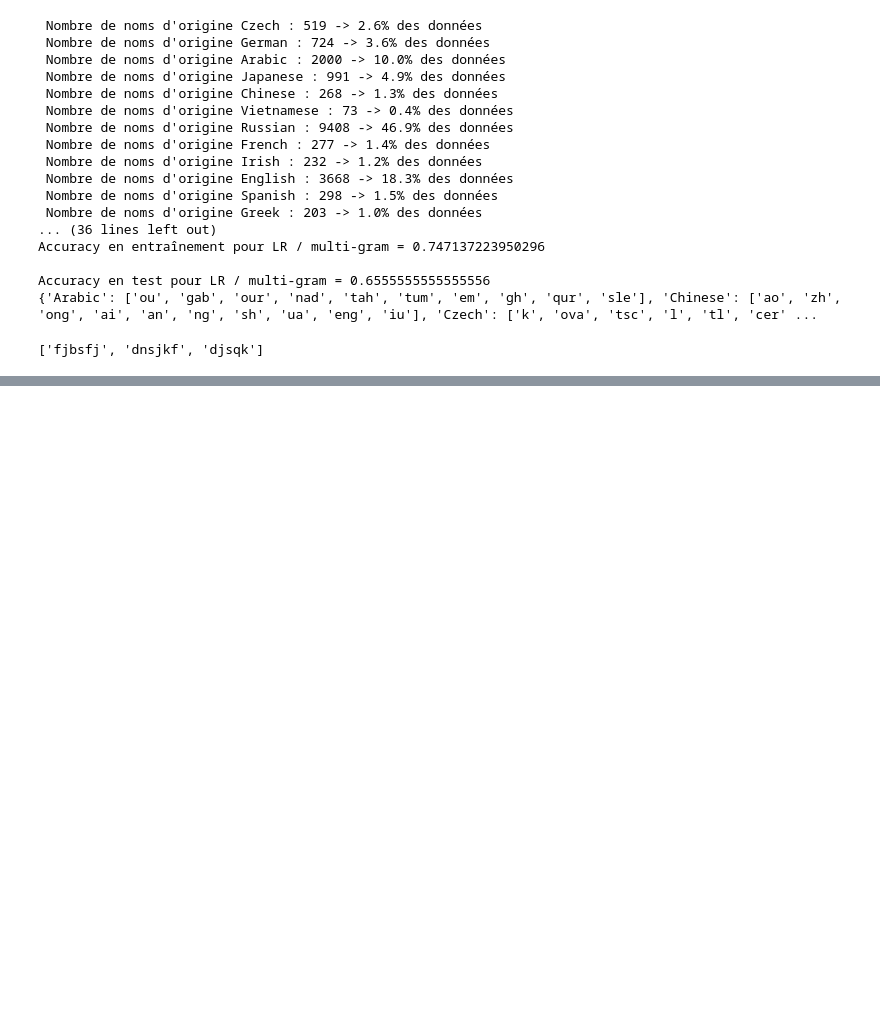
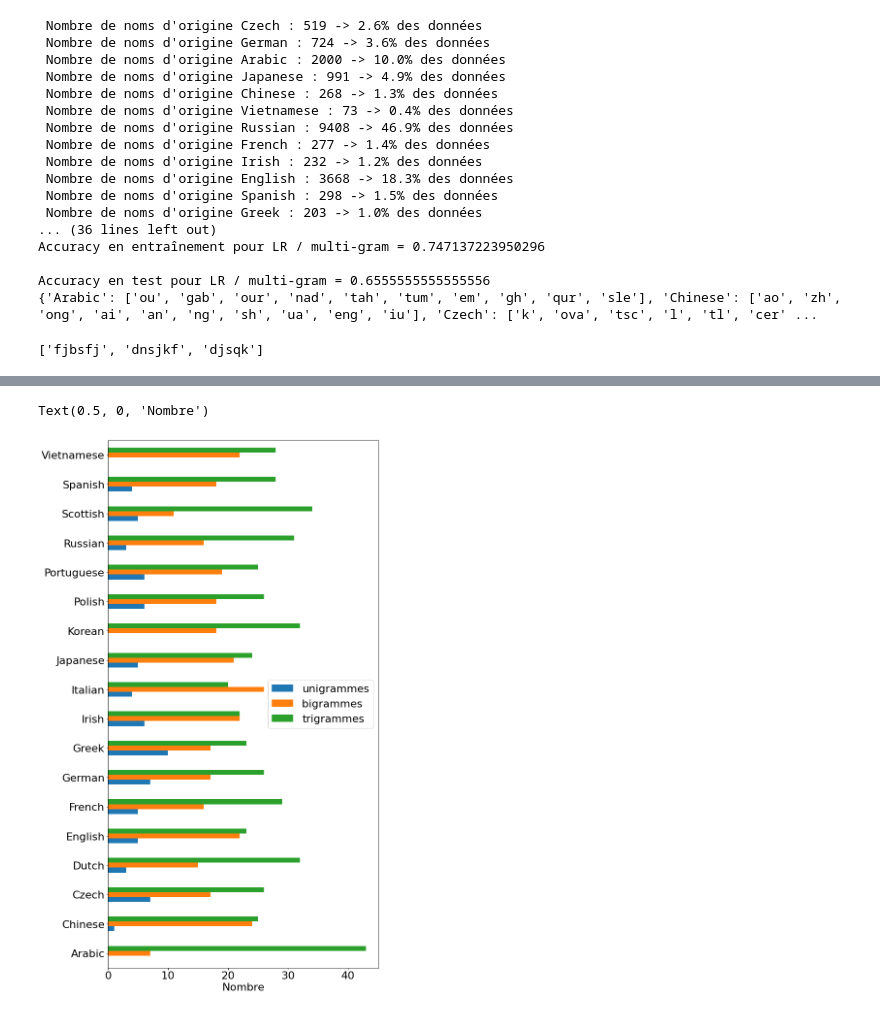
Before and after one commit to camilledeflesselle/IFT-7022-tp1, a Jupyter notebook: tests.ipynb, the cells around one changed output, grey strips where cells are left out. Cells and saved outputs as stored; diff of their text form; code cells hidden in the pictures; blank space fills up the shorter version.

```diff
--- a/tests.ipynb
+++ b/tests.ipynb
@@ -203,6 +207,15 @@ names = ['fjbsfj ', 'dnsjkf', ' djsqk']
 [re.sub(r'^\s|\s$', '', name) for name in names]
 # %% [output]
 ['fjbsfj', 'dnsjkf', 'djsqk']
+# %%
+df_dict = dict()
+vectorizer = Vectorizers[str(ngram_length)+"-gram"]
+df = pd.DataFrame(vectorizer.get_feature_names(), columns =['N-grammes'])
+
+for i in range(len(classifier.classes_)):
+        c = classifier.classes_[i]
+        df[c] = list(classifier.coef_[i])
+        df_dict[c] = list(df.sort_values(by=c, ascending=False)[0:50]['N-grammes'])
 # %%
 for origin, ngrams in df_dict.items():
     ngrams = '@, \\verb@'.join(ngrams)
@@ -228,0 +242,22 @@ for origin, ngrams in df_dict.items():
+# %%
+new_dict = dict()
+origins = []
+uni = []
+bi = []
+tri = []
+for origin, ngrams in df_dict.items():
+    origins.append(origin)
+    length_ngrams = [len(ngram_t) for ngram_t in ngrams]
+    uni.append(sum([l == 1 for l in length_ngrams]))
+    bi.append(sum([l == 2 for l in length_ngrams]))
+    tri.append(sum([l == 3 for l in length_ngrams]))
+# %%
+plt.rcParams.update({'font.size': 22})
+df = pd.DataFrame({'unigrammes': uni,
+                   'bigrammes': bi,
+                  'trigrammes': tri}, index=origins)
+ax = df.plot.barh(rot=0, figsize=(10,20))
+ax.set_xlabel("Nombre")
+# %% [output]
+Text(0.5, 0, 'Nombre')
+[figure, added]
```
Also changed, not shown: parts of 4 cells of this notebook, 3 other files.
